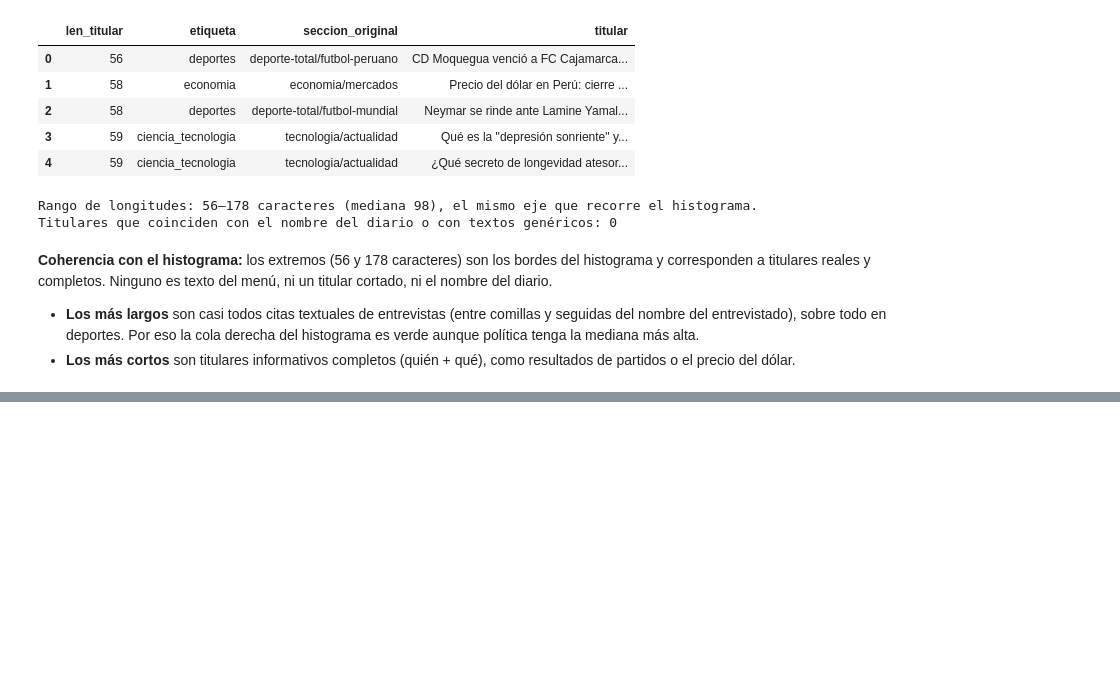
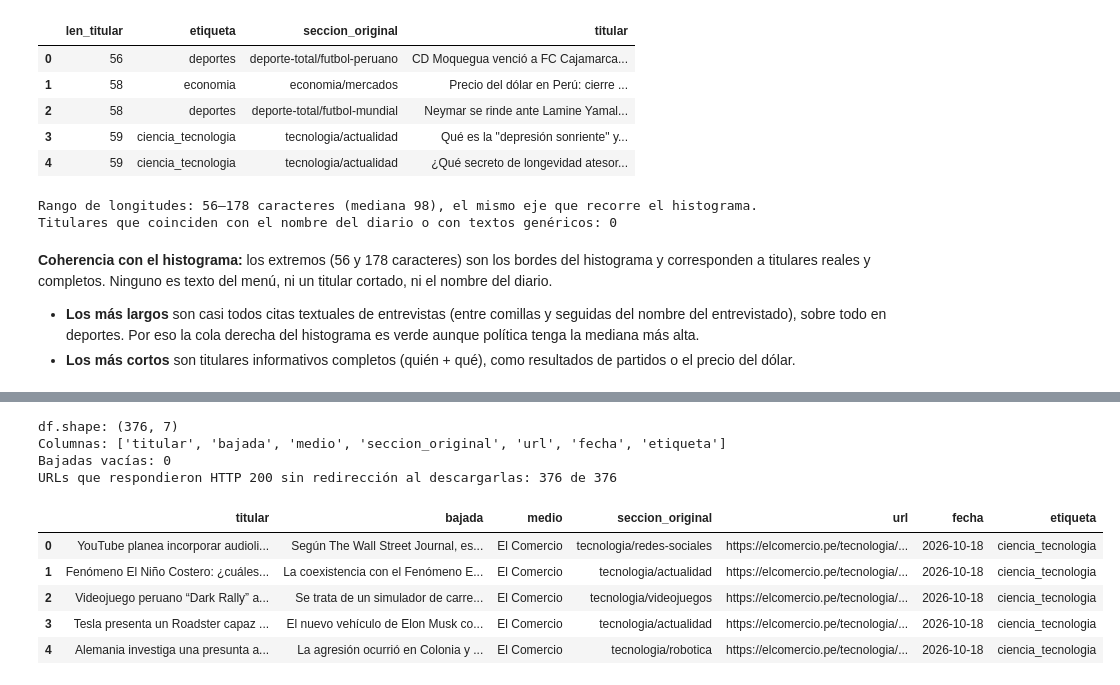
Before and after one commit to IvettexMamani/diplomado-python-2026, a Jupyter notebook: tarea_1/01_recoleccion.ipynb, the cells around one changed output, grey strips where cells are left out. Cells and saved outputs as stored; diff of their text form; code cells hidden in the pictures; blank space fills up the shorter version.

```diff
--- a/tarea_1/01_recoleccion.ipynb
+++ b/tarea_1/01_recoleccion.ipynb
@@ -650,0 +654,30 @@ Titulares que coinciden con el nombre del diario o con textos genéricos: 0
+# %%
+COLUMNAS = ["titular", "bajada", "medio", "seccion_original", "url", "fecha", "etiqueta"]
+final = (df.sort_values(["etiqueta", "fecha_dt"], ascending=[True, False])[COLUMNAS]
+           .reset_index(drop=True))
+
+assert len(final) >= 350, f"Solo hay {len(final)} noticias"
+assert final["url"].is_unique and (final["titular"] != "").all()
+assert set(final["etiqueta"]) == set(ETIQUETAS)
+final.to_csv(DATOS / "noticias.csv", index=False, encoding="utf-8")
+
+relectura = pd.read_csv(DATOS / "noticias.csv")
+assert list(relectura.columns) == COLUMNAS and len(relectura) == len(final)
+
+print("df.shape:", final.shape)
+print("Columnas:", list(final.columns))
+print("Bajadas vacías:", int((final["bajada"] == "").sum()))
+print("URLs que respondieron HTTP 200 sin redirección al descargarlas:",
+      int(df_raw.set_index("url").loc[final["url"], "status"].eq(200).sum()), "de", len(final))
+final.head()
+# %% [output]
+df.shape: (376, 7)
+Columnas: ['titular', 'bajada', 'medio', 'seccion_original', 'url', 'fecha', 'etiqueta']
+Bajadas vacías: 0
+URLs que respondieron HTTP 200 sin redirección al descargarlas: 376 de 376
+|  | titular | bajada | medio | seccion_original | url | fecha | etiqueta |
+| 0 | YouTube planea incorporar audioli... | Según The Wall Street Journal, es... | El Comercio | tecnologia/redes-sociales | https://elcomercio.pe/tecnologia/... | 2026-10-18 | ciencia_tecnologia |
+| 1 | Fenómeno El Niño Costero: ¿cuáles... | La coexistencia con el Fenómeno E... | El Comercio | tecnologia/actualidad | https://elcomercio.pe/tecnologia/... | 2026-10-18 | ciencia_tecnologia |
+| 2 | Videojuego peruano “Dark Rally” a... | Se trata de un simulador de carre... | El Comercio | tecnologia/videojuegos | https://elcomercio.pe/tecnologia/... | 2026-10-18 | ciencia_tecnologia |
+| 3 | Tesla presenta un Roadster capaz ... | El nuevo vehículo de Elon Musk co... | El Comercio | tecnologia/actualidad | https://elcomercio.pe/tecnologia/... | 2026-10-18 | ciencia_tecnologia |
+| 4 | Alemania investiga una presunta a... | La agresión ocurrió en Colonia y ... | El Comercio | tecnologia/robotica | https://elcomercio.pe/tecnologia/... | 2026-10-18 | ciencia_tecnologia |
```
Also changed, not shown: parts of 4 cells of this notebook, 2 other files.
